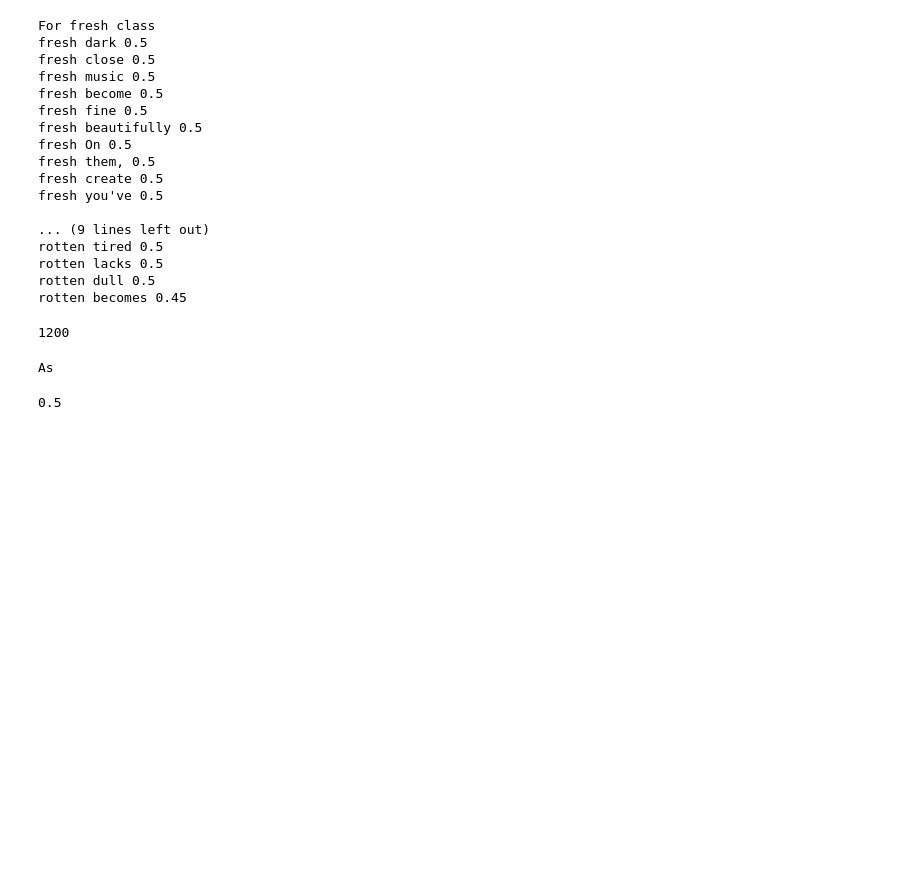
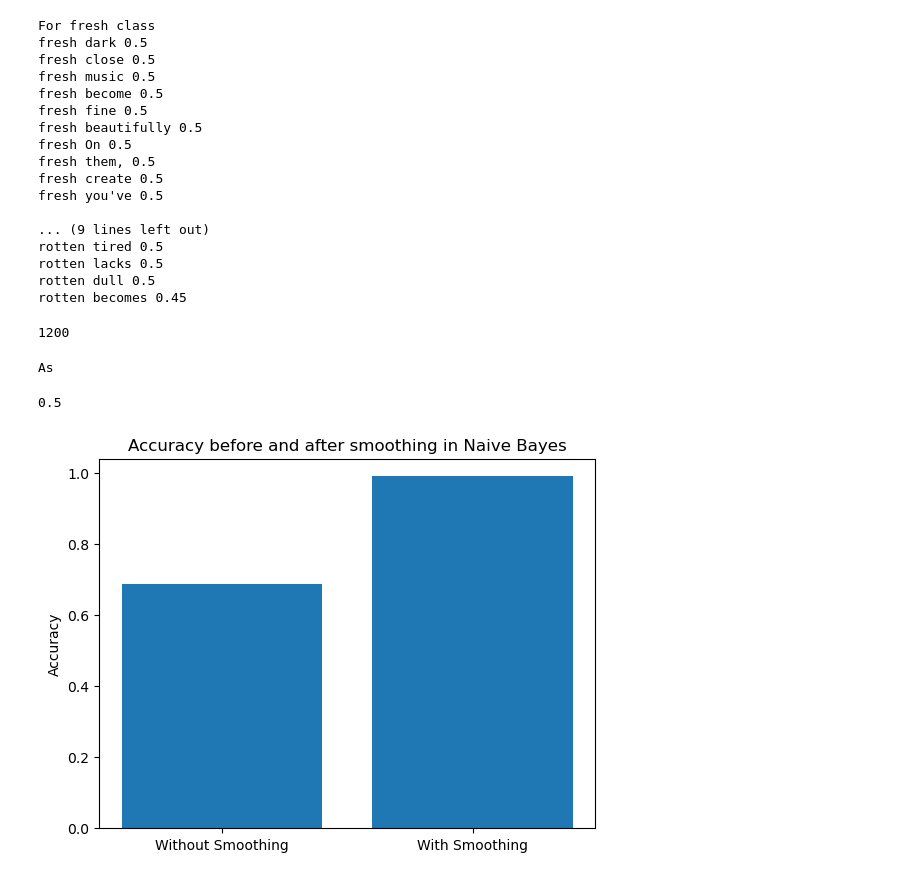
Before and after one commit to Akansha9812/NaiveBayesClassifier, a Jupyter notebook: assignment-2.ipynb, the cells around one changed output. Saved outputs shown, nothing was run; the diff lists cells and outputs as text; code cells hidden in the pictures; blank space fills up the shorter version.

```diff
--- a/assignment-2.ipynb
+++ b/assignment-2.ipynb
@@ -304,3 +304,19 @@ accuracy_final = calc_accuracy_smooth(words_test,data_test,word_occurrences_posi
 print(accuracy_final)
 # %% [output]
 0.5
+# %%
+import matplotlib.pyplot as plt
+# Accuracy values obtained before and after smoothing
+accuracy_values = [accuracy, accuracy_smooth]
+# Labels for the x-axis
+x_labels = ['Without Smoothing', 'With Smoothing']
+# Plot the bar chart
+plt.bar(x_labels, accuracy_values)
+# Add a title to the plot
+plt.title('Accuracy before and after smoothing in Naive Bayes')
+# Add a label to the y-axis
+plt.ylabel('Accuracy')
+# Display the plot
+plt.show()
+# %% [output]
+[figure, added]
```
Also changed, not shown: parts of 1 cell of this notebook.
